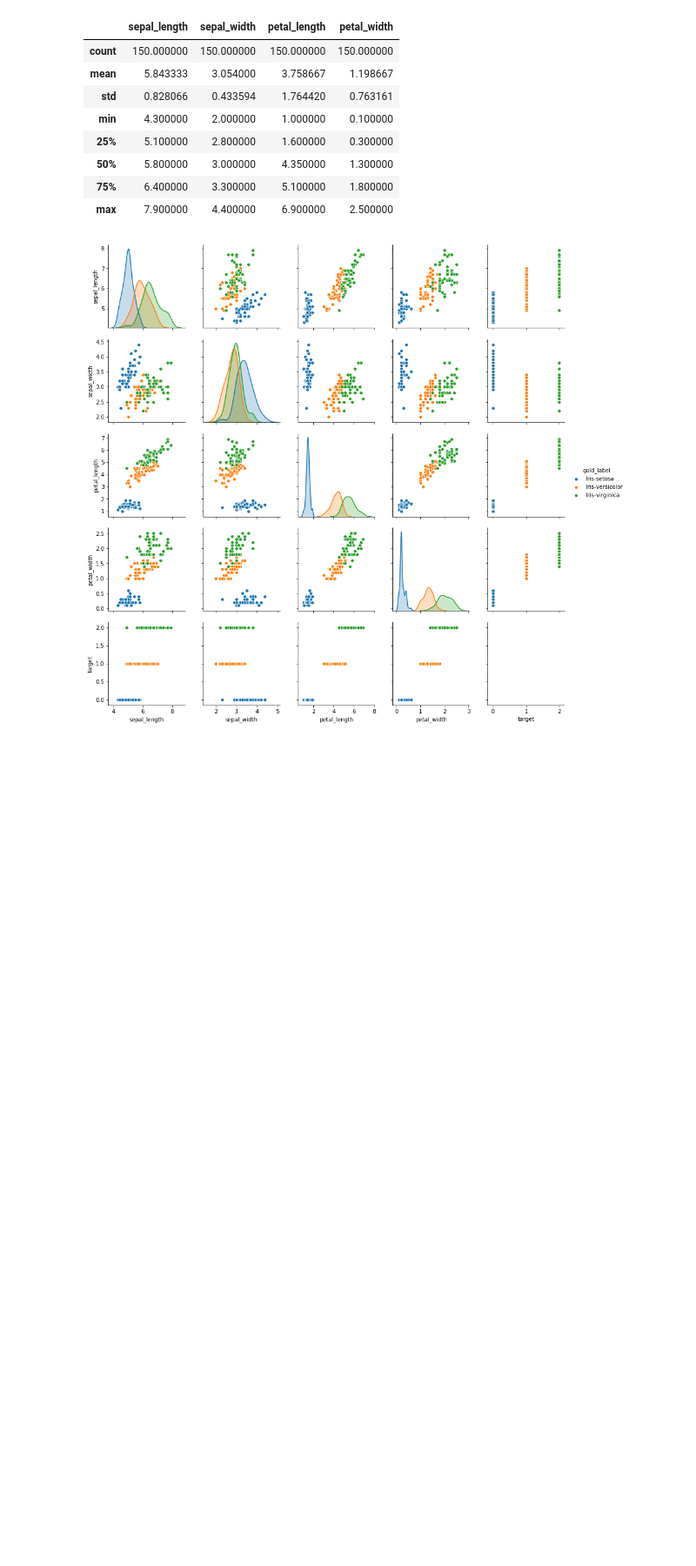
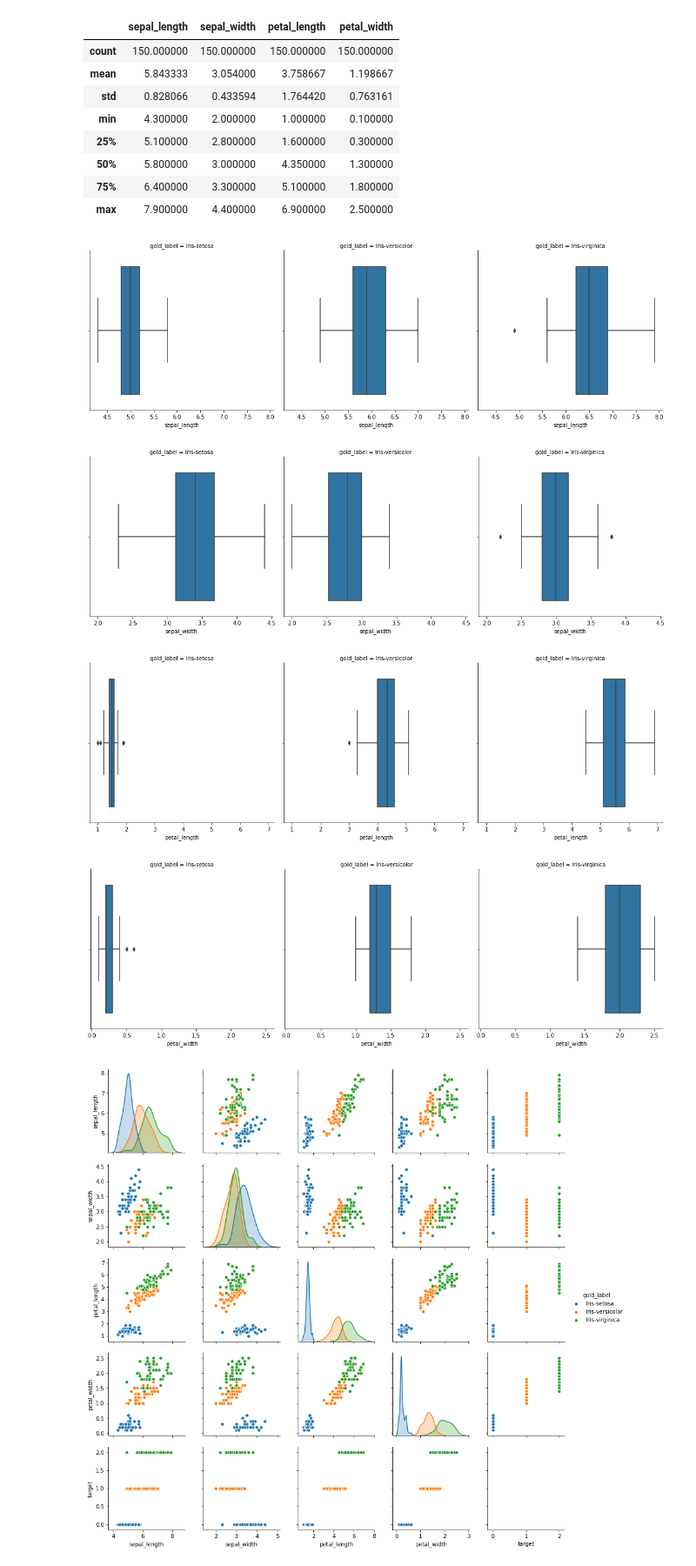
Before and after one commit to lifeofabit/ml-practice, a Jupyter notebook: iris/exploratory-analysis.ipynb, the cells around one changed output. Shown at 87% size. Drawn from its saved outputs; the diff is of its cells as text; code cells hidden in the pictures; blank space fills up the shorter version.

```diff
--- a/iris/exploratory-analysis.ipynb
+++ b/iris/exploratory-analysis.ipynb
@@ -22,6 +23,23 @@ df[features].describe()
 | 50% | 5.800000 | 3.000000 | 4.350000 | 1.300000 |
 | 75% | 6.400000 | 3.300000 | 5.100000 | 1.800000 |
 | max | 7.900000 | 4.400000 | 6.900000 | 2.500000 |
+# %%
+g = sns.FacetGrid(df, col='gold_label', col_wrap=3, height=5)
+_ = g.map(sns.boxplot, 'sepal_length')
+
+g = sns.FacetGrid(df, col='gold_label', col_wrap=3, height=5)
+_ = g.map(sns.boxplot, 'sepal_width')
+
+g = sns.FacetGrid(df, col='gold_label', col_wrap=3, height=5)
+_ = g.map(sns.boxplot, 'petal_length')
+
+g = sns.FacetGrid(df, col='gold_label', col_wrap=3, height=5)
+_ = g.map(sns.boxplot, 'petal_width')
+# %% [output]
+[figure, added]
+[figure, added]
+[figure, added]
+[figure, added]
 # %%
 _ = sns.pairplot(df, hue='gold_label')
 # %% [output]
```
Also changed, not shown: parts of 1 cell of this notebook.
